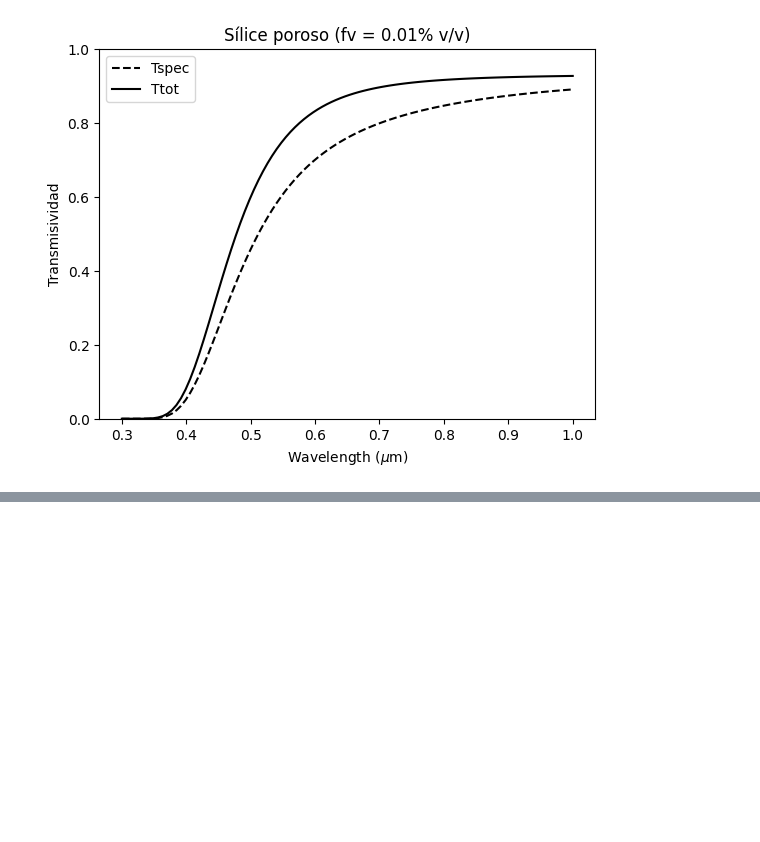
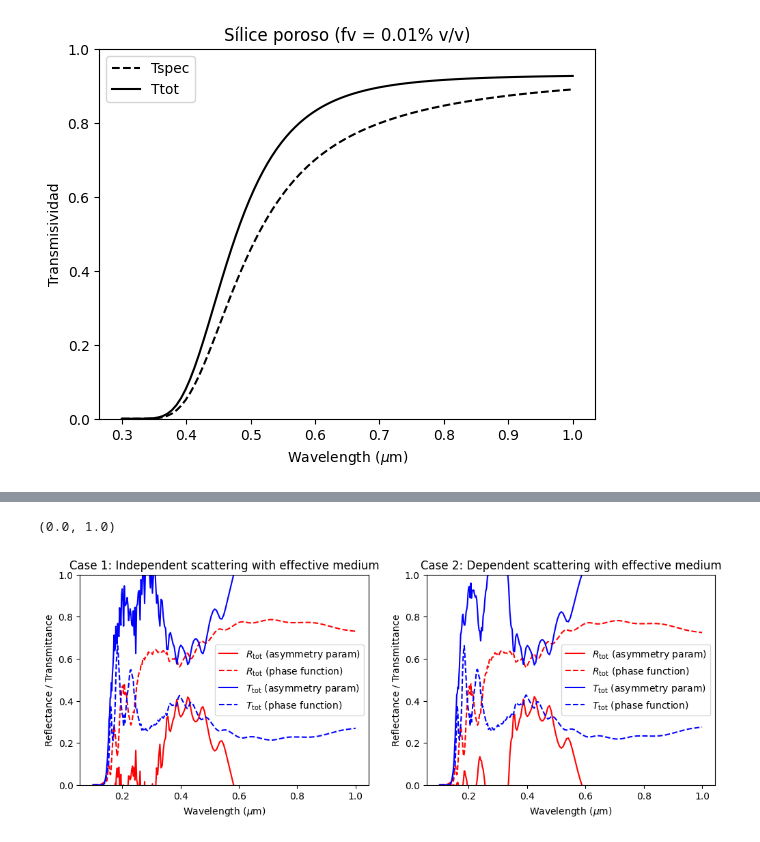
Before and after one commit to PanxoPanza/empylib, a Jupyter notebook: docs/rad_transfer_test.ipynb, the cells around one changed output, grey strips where cells are left out. Cells and saved outputs as stored; diff of their text form; code cells hidden in the pictures; blank space fills up the shorter version.

```diff
--- a/docs/rad_transfer_test.ipynb
+++ b/docs/rad_transfer_test.ipynb
@@ -101,0 +173,25 @@ plt.show()
+# %%
+fig, ax = plt.subplots(1,2,figsize=(12,4))
+
+ax[0].plot(lam,Rtot_c1_gcos,'-r',label='$R_\mathrm{tot}$ (asymmetry param)')
+ax[0].plot(lam,Rtot_c1_psca,'--r',label='$R_\mathrm{tot}$ (phase function)')
+ax[0].plot(lam,Ttot_c1_gcos,'-b',label='$T_\mathrm{tot}$ (asymmetry param)')
+ax[0].plot(lam,Ttot_c1_psca,'--b',label='$T_\mathrm{tot}$ (phase function)')
+ax[0].set_title('Case 1: Independent scattering with effective medium')
+ax[0].set_xlabel('Wavelength ($\mu$m)')
+ax[0].set_ylabel('Reflectance / Transmittance')
+ax[0].legend()
+ax[0].set_ylim(0,1)
+
+ax[1].plot(lam,Rtot_c2_gcos,'-r',label='$R_\mathrm{tot}$ (asymmetry param)')
+ax[1].plot(lam,Rtot_c2_psca,'--r',label='$R_\mathrm{tot}$ (phase function)')
+ax[1].plot(lam,Ttot_c2_gcos,'-b',label='$T_\mathrm{tot}$ (asymmetry param)')
+ax[1].plot(lam,Ttot_c2_psca,'--b',label='$T_\mathrm{tot}$ (phase function)')
+ax[1].set_title('Case 2: Dependent scattering with effective medium')
+ax[1].set_xlabel('Wavelength ($\mu$m)')
+ax[1].set_ylabel('Reflectance / Transmittance')
+ax[1].legend()
+ax[1].set_ylim(0,1)
+# %% [output]
+(0.0, 1.0)
+[figure, added]
```
Also changed, not shown: parts of 18 cells of this notebook, 4 other files.
